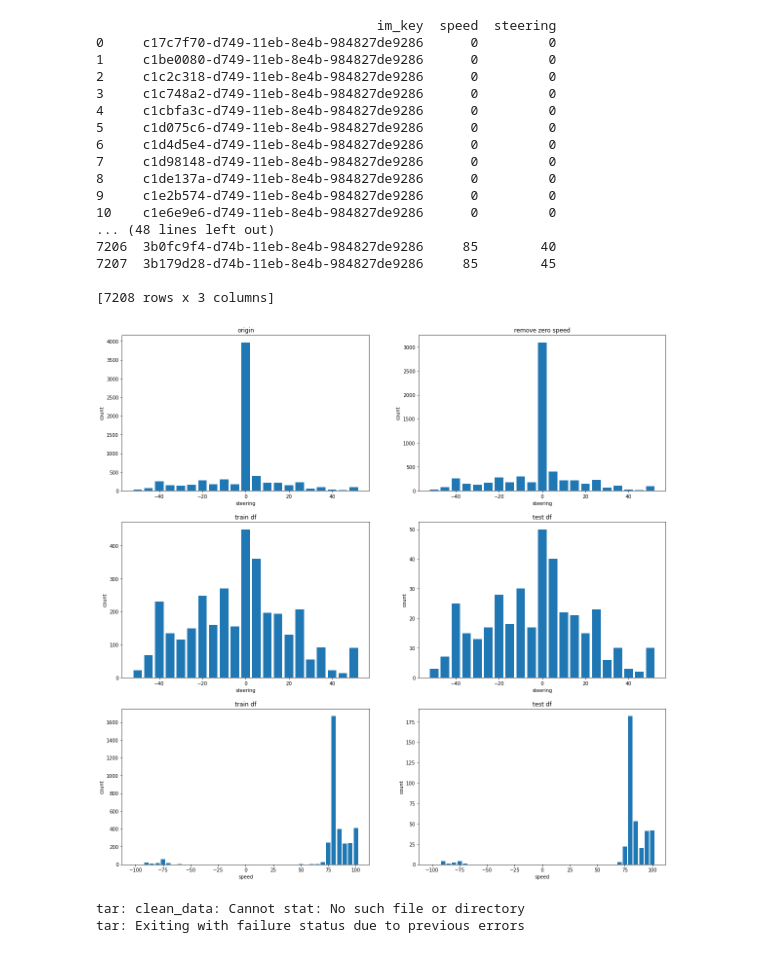
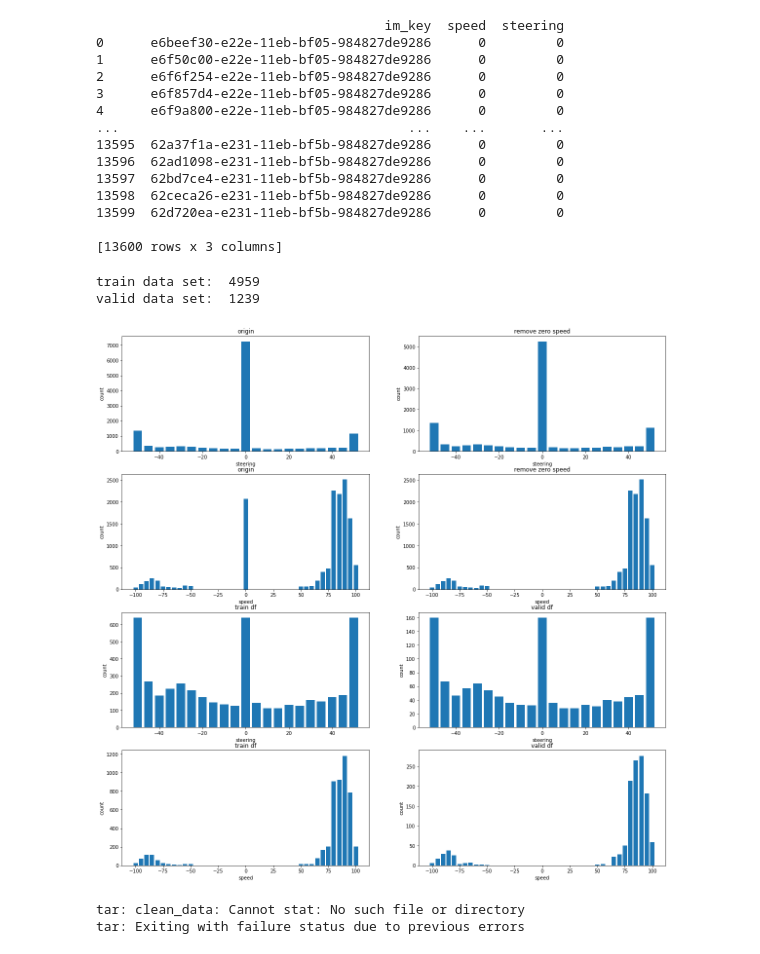
Before and after one commit to Jim-Chang/opencv, a Jupyter notebook: jupyter_notebook/01_prepare_dataset__steering_speed.ipynb, the cells around one changed output. Saved outputs shown, nothing was run; the diff lists cells and outputs as text; code cells hidden in the pictures.

Commit message:
feat: modify prepare dataset

```diff
--- a/jupyter_notebook/01_prepare_dataset__steering_speed.ipynb
+++ b/jupyter_notebook/01_prepare_dataset__steering_speed.ipynb
@@ -1,11 +1,17 @@
 # %%
 # param
-BASE_FOLDER = '/home/jim/Documents'
-DATA_FOLDER = BASE_FOLDER + '/data'
+import platform
+
+if platform.system() == 'Linux':
+    BASE_FOLDER = '/home/jim/Documents'
+else:
+    BASE_FOLDER = '/Users/jim/Documents'
+
+DATA_FOLDER = BASE_FOLDER + '/data0711'
 CLEAN_DATA_FOLDER = BASE_FOLDER + '/clean_data'
 steerings_range = list(range(-50, 55, 5))
 speed_range = list(range(-100, 105, 5))
-ratio = 0.9
+ratio = 0.8
 # %%
 import numpy as np
 import matplotlib.pyplot as plt
@@ -45,27 +51,24 @@ for im_key, (speed, steering) in json_data.items():
 df = pd.DataFrame(raw_data)
 print(df)
 # %% [output]
-                                    im_key  speed  steering
-0     c17c7f70-d749-11eb-8e4b-984827de9286      0         0
-1     c1be0080-d749-11eb-8e4b-984827de9286      0         0
-2     c1c2c318-d749-11eb-8e4b-984827de9286      0         0
-3     c1c748a2-d749-11eb-8e4b-984827de9286      0         0
-4     c1cbfa3c-d749-11eb-8e4b-984827de9286      0         0
-5     c1d075c6-d749-11eb-8e4b-984827de9286      0         0
-6     c1d4d5e4-d749-11eb-8e4b-984827de9286      0         0
-7     c1d98148-d749-11eb-8e4b-984827de9286      0         0
-8     c1de137a-d749-11eb-8e4b-984827de9286      0         0
-9     c1e2b574-d749-11eb-8e4b-984827de9286      0         0
-10    c1e6e9e6-d749-11eb-8e4b-984827de9286      0         0
-... (48 lines left out)
-7206  3b0fc9f4-d74b-11eb-8e4b-984827de9286     85        40
-7207  3b179d28-d74b-11eb-8e4b-984827de9286     85        45
+                                     im_key  speed  steering
+0      e6beef30-e22e-11eb-bf05-984827de9286      0         0
+1      e6f50c00-e22e-11eb-bf05-984827de9286      0         0
+2      e6f6f254-e22e-11eb-bf05-984827de9286      0         0
+3      e6f857d4-e22e-11eb-bf05-984827de9286      0         0
+4      e6f9a800-e22e-11eb-bf05-984827de9286      0         0
+...                                     ...    ...       ...
+13595  62a37f1a-e231-11eb-bf5b-984827de9286      0         0
+13596  62ad1098-e231-11eb-bf5b-984827de9286      0         0
+13597  62bd7ce4-e231-11eb-bf5b-984827de9286      0         0
+13598  62ceca26-e231-11eb-bf5b-984827de9286      0         0
+13599  62d720ea-e231-11eb-bf5b-984827de9286      0         0
 
-[7208 rows x 3 columns]
+[13600 rows x 3 columns]
 # %%
 def seperate_data(df, max_dataset=None):
     train_df = pd.DataFrame(columns=df.columns)
-    test_df = pd.DataFrame(columns=df.columns)
+    valid_df = pd.DataFrame(columns=df.columns)
 
     for steering in steerings_range:
         _df = df.loc[df['steering'] == steering]
@@ -74,29 +77,36 @@ def seperate_data(df, max_dataset=None):
             _df = _df.sample(n=max_dataset)
 
         train_temp = _df.sample(frac=ratio)
-        test_temp = _df.drop(train_temp.index)
+        valid_temp = _df.drop(train_temp.index)
 
         train_df = train_df.append(train_temp)
-        test_df = test_df.append(test_temp)
+        valid_df = valid_df.append(valid_temp)
 
-    return train_df, test_df
+    return train_df, valid_df
 
 
 # remove speed == 0
-df_2 = df.loc[df['speed'] != 0]
+df_no_zero = df.loc[df['speed'] != 0]
 # seperate
-train_df, test_df = seperate_data(df_2, max_dataset=500)
+MAX_DATASET = 800
+train_df, valid_df = seperate_data(df_no_zero, max_dataset=MAX_DATASET)
 # %%
 # origin df
 plt.rcParams['figure.figsize'] = [20, 20]
-plot_dist(df, 'steering', steerings_range, 'origin', (3, 2, 1))
-plot_dist(df_2, 'steering', steerings_range, 'remove zero speed', (3, 2, 2))
-plot_dist(train_df, 'steering', steerings_range, 'train df', (3, 2, 3))
-plot_dist(test_df, 'steering', steerings_range, 'test df', (3, 2, 4))
-plot_dist(train_df, 'speed', speed_range, 'train df', (3, 2, 5))
-plot_dist(test_df, 'speed', speed_range, 'test df', (3, 2, 6))
+plot_dist(df, 'steering', steerings_range, 'origin', (4, 2, 1))
+plot_dist(df_no_zero, 'steering', steerings_range, 'remove zero speed', (4, 2, 2))
+plot_dist(df, 'speed', speed_range, 'origin', (4, 2, 3))
+plot_dist(df_no_zero, 'speed', speed_range, 'remove zero speed', (4, 2, 4))
+plot_dist(train_df, 'steering', steerings_range, 'train df', (4, 2, 5))
+plot_dist(valid_df, 'steering', steerings_range, 'valid df', (4, 2, 6))
+plot_dist(train_df, 'speed', speed_range, 'train df', (4, 2, 7))
+plot_dist(valid_df, 'speed', speed_range, 'valid df', (4, 2, 8))
+print('train data set: ', len(train_df))
+print('valid data set: ', len(valid_df))
 # %% [output]
+train data set:  4959
+valid data set:  1239
-[figure, old version]
+[figure, new version]
 # %%
 # shuffle
 train_df = train_df.sample(frac=1)
```
Also changed, not shown: parts of 2 cells of this notebook.
